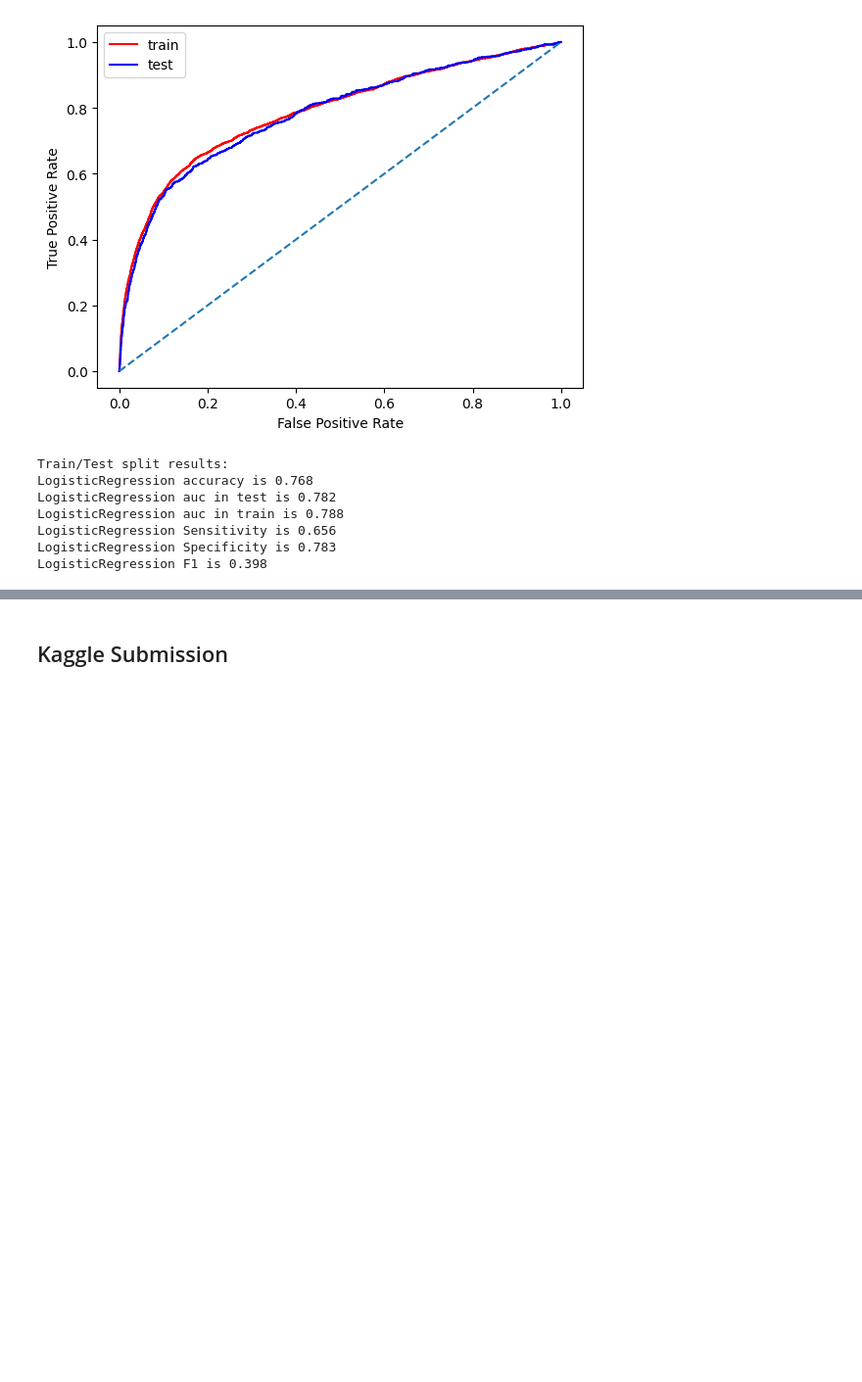
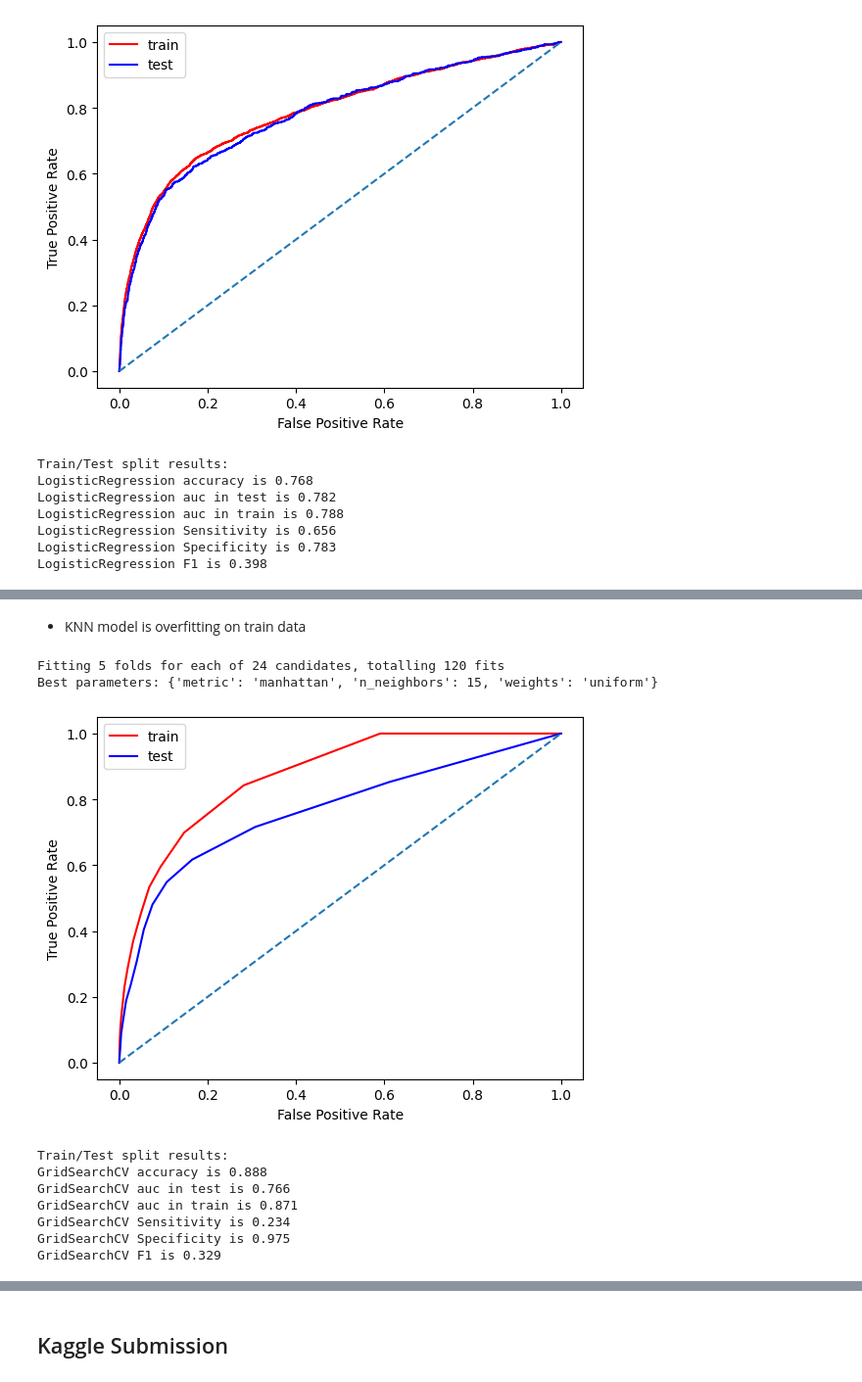
Before and after one commit to marcemir/MLAdvancedProject, a Jupyter notebook: 2410_kaggle_bank_campaingMarcelo.ipynb, the cells around one changed output, grey strips where cells are left out. Shown at 98% size. Saved outputs shown, nothing was run; the diff lists cells and outputs as text; code cells hidden in the pictures; blank space fills up the shorter version.

```diff
--- a/2410_kaggle_bank_campaingMarcelo.ipynb
+++ b/2410_kaggle_bank_campaingMarcelo.ipynb
@@ -933,0 +967,44 @@ model_rl_6 = best_rl_model
+# %% [markdown]
+- KNN model is overfitting on train data
+# %%
+# KNN Hyperparameter tuning 1 - GridSearchCV
+
+# Define hyperparameters
+param_grid = {
+    'n_neighbors': [5,10,15],
+    'weights': ['uniform', 'distance'],
+    'metric': ['euclidean', 'manhattan', 'chebyshev', 'minkowski']
+}
+
+# Configure GridSearchCV
+grid_search = GridSearchCV(
+    estimator=KNeighborsClassifier(),
+    param_grid=param_grid,
+    scoring='roc_auc',
+    cv=5,
+    n_jobs=-1,
+    verbose=2
+)
+
+# Fit the model
+grid_search.fit(X_train_transformed_df, y_train)
+
+# Best hyperparameters
+print("Best parameters:", grid_search.best_params_)
+
+# Compute metrics of the best model
+compute_metrics(grid_search, X_train_transformed_df, y_train, X_test_transformed_df, y_test)
+
+# Save the best parameters
+best_params = grid_search.best_params_
+# %% [output]
+Fitting 5 folds for each of 24 candidates, totalling 120 fits
+Best parameters: {'metric': 'manhattan', 'n_neighbors': 15, 'weights': 'uniform'}
+[figure, added]
+Train/Test split results:
+GridSearchCV accuracy is 0.888
+GridSearchCV auc in test is 0.766
+GridSearchCV auc in train is 0.871
+GridSearchCV Sensitivity is 0.234
+GridSearchCV Specificity is 0.975
+GridSearchCV F1 is 0.329
```
Also changed, not shown: parts of 16 cells of this notebook, 1 other file.
